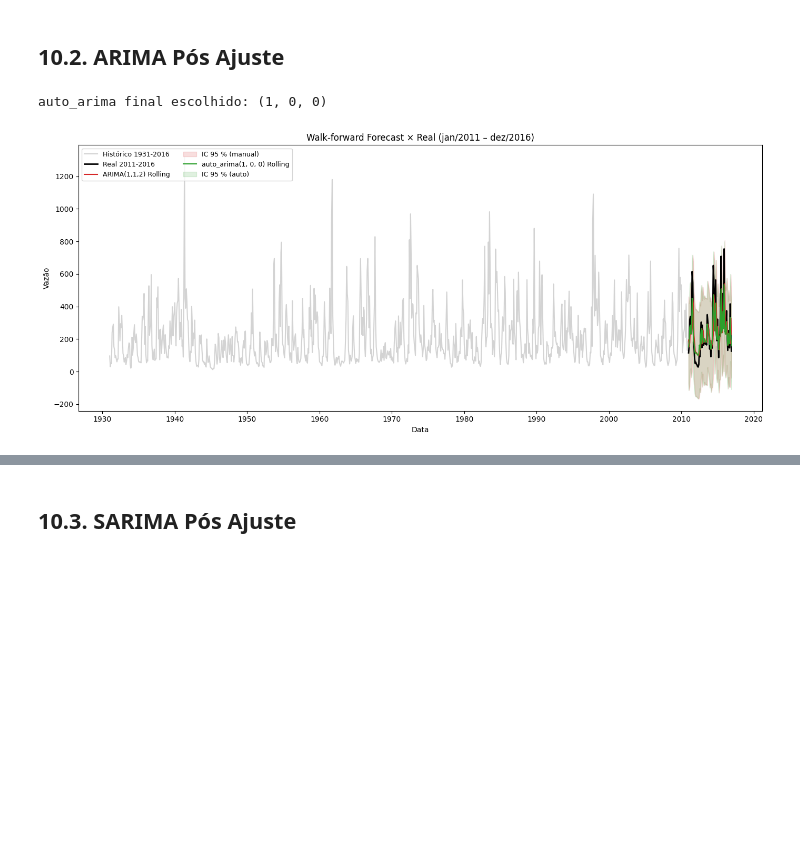
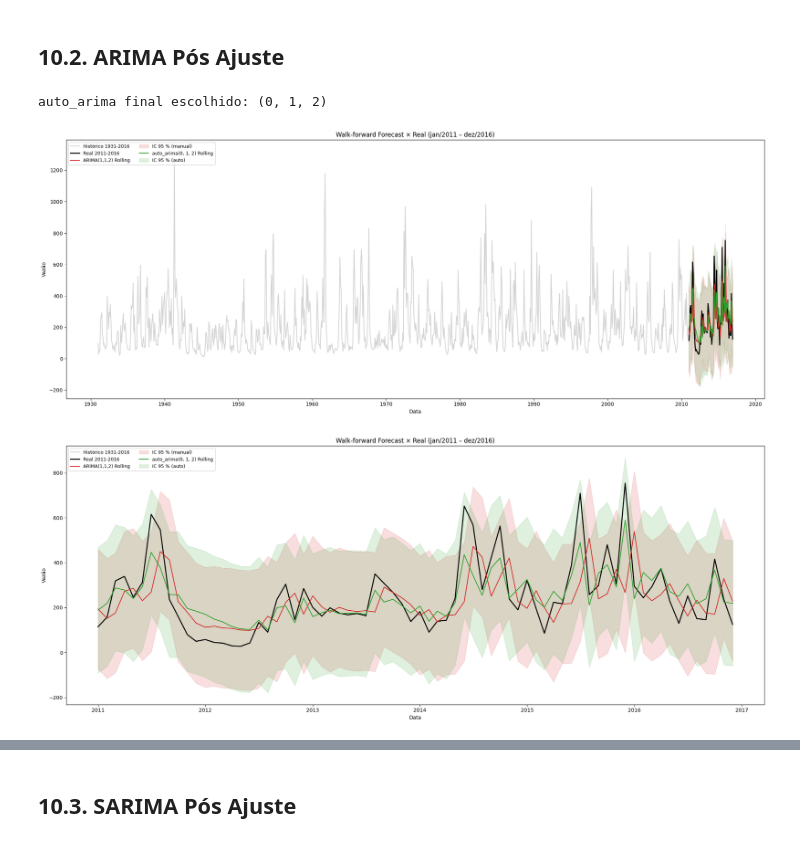
Before and after one commit to LucasMacieel/Modelagem_Analitica, a Jupyter notebook: passos_real_analysis.ipynb, the cells around one changed output, grey strips where cells are left out. Drawn from its saved outputs; the diff is of its cells as text; code cells hidden in the pictures; blank space fills up the shorter version.

```diff
--- a/passos_real_analysis.ipynb
+++ b/passos_real_analysis.ipynb
@@ -741,16 +862,16 @@ def rolling_arima(train_series, test_series, order=(1,1,2), alpha=0.05):
 # 3) Função auxiliar: walk-forward para auto_arima do pmdarima
 # -----------------------------------------------------------
 def rolling_auto_arima(train_series, test_series,
-                       start_p=0, start_q=0, max_p=5, max_q=5, max_d=5,
+                       start_p=0, start_q=0, start_d = 1, max_p=5, max_q=5, max_d=5,
                        m=12, seasonal=False, alpha=0.05):
 
     # ajusta o 1º modelo só com o treino clássico
     auto_model = pm.auto_arima(
         train_series,
-        start_p=start_p, start_q=start_q,
+        start_p=start_p, start_q=start_q, start_d=start_d, d=start_d,
         max_p=max_p, max_q=max_q, max_d=max_d,
         seasonal=seasonal, m=m,
-        d=None, test='adf', stepwise=True,
+        test='adf', stepwise=True,
         error_action='ignore', suppress_warnings=True)
 
     history = train_series.copy()
@@ -781,34 +902,60 @@ auto_pred,   auto_low,   auto_up,  final_auto_model = rolling_auto_arima(train,
 
 print("auto_arima final escolhido:", final_auto_model.order)
 # %% [output]
-auto_arima final escolhido: (1, 0, 0)
+auto_arima final escolhido: (0, 1, 2)
 # %%
 # -----------------------------------------------------------
 # 5) Gráfico Previsão x Real
 # -----------------------------------------------------------
-plt.figure(figsize=(14,6))
+plt.figure(figsize=(20,8))
 # histórico completo
 plt.plot(df_model['VALUE'], color='lightgray', label='Histórico 1931-2016')
 # janela de teste real
 plt.plot(test, color='black', linewidth=2, label='Real 2011-2016')
 
 # forecasts MANUAL ARIMA
 plt.plot(manual_pred, color='tab:red', label='ARIMA(1,1,2) Rolling')
 plt.fill_between(manual_pred.index, manual_low, manual_up,
                  color='tab:red', alpha=0.15, label='IC 95 % (manual)')
 
 # forecasts AUTO ARIMA
 plt.plot(auto_pred, color='tab:green', label=f'auto_arima{final_auto_model.order} Rolling')
 plt.fill_between(auto_pred.index, auto_low, auto_up,
                  color='tab:green', alpha=0.15, label='IC 95 % (auto)')
 
 plt.title('Walk-forward Forecast × Real (jan/2011 – dez/2016)')
 plt.xlabel('Data'); plt.ylabel('Vazão')
 plt.legend(loc='upper left', ncol=2, fontsize=9)
 plt.tight_layout()
 plt.show()
+
+# -----------------------------------------------------------
+# 5) Gráfico Previsão x Real (somente 2011 em diante)
+# -----------------------------------------------------------
+plt.figure(figsize=(20,8))
+# histórico completo
+plt.plot(df_model['VALUE'].loc['2011-01-01':], color='lightgray', label='Histórico 1931-2016')
+# janela de teste real
+plt.plot(test, color='black', linewidth=2, label='Real 2011-2016')
+
+# forecasts MANUAL ARIMA
+plt.plot(manual_pred, color='tab:red', label='ARIMA(1,1,2) Rolling')
+plt.fill_between(manual_pred.index, manual_low, manual_up,
+                 color='tab:red', alpha=0.15, label='IC 95 % (manual)')
+
+# forecasts AUTO ARIMA
+plt.plot(auto_pred, color='tab:green', label=f'auto_arima{final_auto_model.order} Rolling')
+plt.fill_between(auto_pred.index, auto_low, auto_up,
+                 color='tab:green', alpha=0.15, label='IC 95 % (auto)')
+
+plt.title('Walk-forward Forecast × Real (jan/2011 – dez/2016)')
+plt.xlabel('Data'); plt.ylabel('Vazão')
+plt.legend(loc='upper left', ncol=2, fontsize=9)
+plt.tight_layout()
+plt.show()
 # %% [output]
-[figure, old version]
+[figure, new version]
+[figure, added]
 # %%
 # Diagnóstico completo do auto_arima
 final_auto_model.plot_diagnostics(figsize=(9, 6))
```
Also changed, not shown: parts of 4 cells of this notebook.
